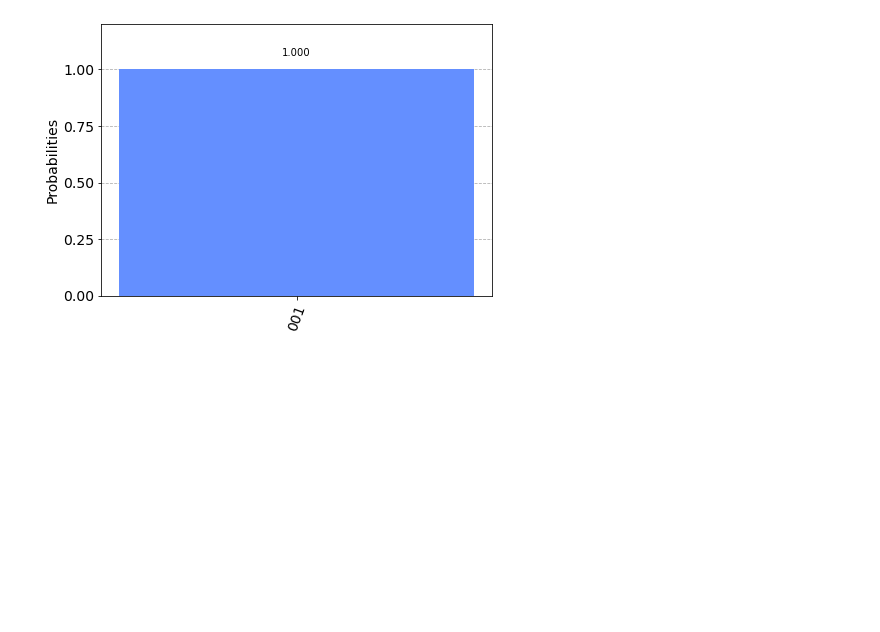
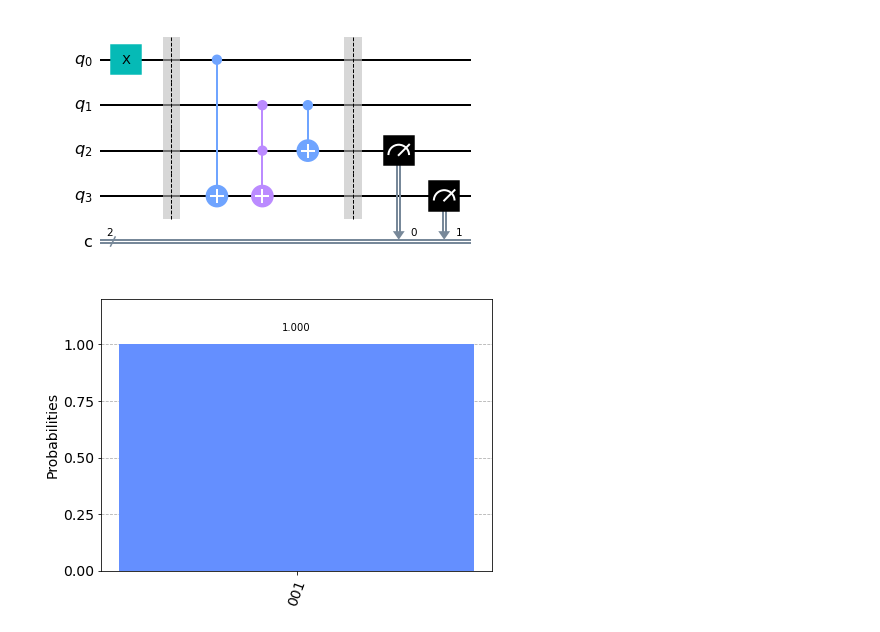
Before and after one commit to DeDuckProject/quantum-playground, a Jupyter notebook: algorithms/add-two-numbers.ipynb, the cells around one changed output. Cells and saved outputs as stored; diff of their text form; code cells hidden in the pictures; blank space fills up the shorter version.

```diff
--- a/algorithms/add-two-numbers.ipynb
+++ b/algorithms/add-two-numbers.ipynb
@@ -40,3 +57,22 @@ circuit.draw('mpl')
+# %%
+# Testing full adder:
+qreg_q = QuantumRegister(n, 'q')
+creg_c = ClassicalRegister(2, 'c')
+circuit = QuantumCircuit(qreg_q, creg_c)
+
+# a = 1:
+circuit.x(qreg_q[0])
+
+# b = 1:
+# circuit.x(qreg_q[1])
+
+fullAdder(qreg_q[0],qreg_q[1],qreg_q[2],qreg_q[3])
+circuit.measure(qreg_q[2], creg_c[0])
+circuit.measure(qreg_q[3], creg_c[1])
+
+circuit.draw('mpl')
+# %% [output]
+[figure, added]
 # %%
 # use local simulator - can't run simlation because of inner gates
 aer_sim = Aer.get_backend('aer_simulator')
```
Also changed, not shown: parts of 3 cells of this notebook.
